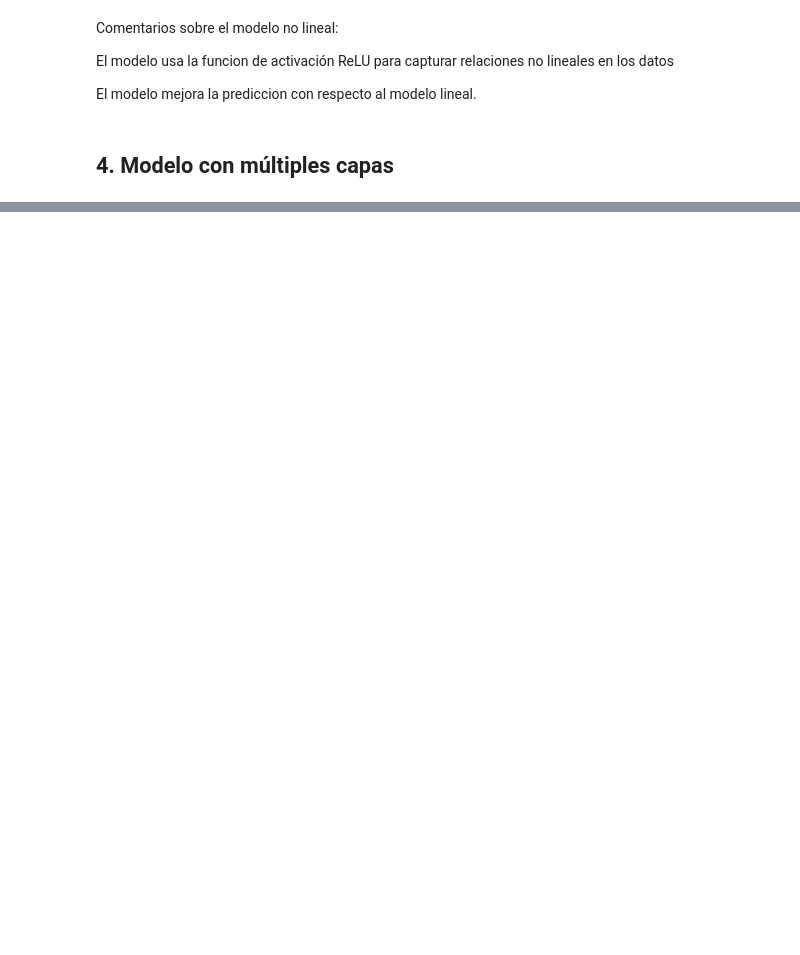
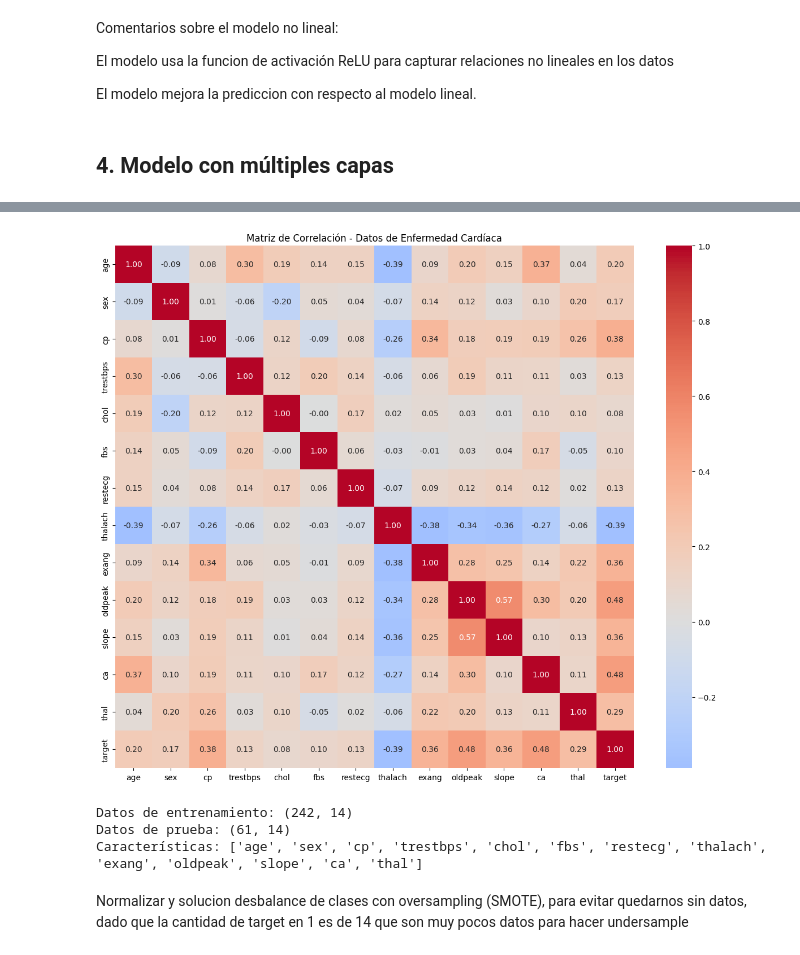
Before and after one commit to ErichGiusseppe/mastering_machine_learning, a Jupyter notebook: Haider.ipynb, the cells around one changed output, grey strips where cells are left out. Saved outputs shown, nothing was run; the diff lists cells and outputs as text; code cells hidden in the pictures; blank space fills up the shorter version.

```diff
--- a/Haider.ipynb
+++ b/Haider.ipynb
@@ -761,0 +536,13 @@ Se realizo con tres capas de 20 10 5 neuranas respectivamnete.
+# %%
+# Preprocesamiento de variables categóricas
+heart_df_processed = heart_df.copy()
+
+# Codificar la variable categórica 'thal' usando Label Encoding
+le_thal = LabelEncoder()
+heart_df_processed['thal'] = le_thal.fit_transform(heart_df_processed['thal'])
+
+print("Valores únicos en 'thal' después de codificación:")
+print(heart_df_processed['thal'].value_counts())
+print("\nMapping de 'thal':")
+for i, label in enumerate(le_thal.classes_):
+    print(f"{label} -> {i}")
@@ -761,0 +565,25 @@ Se realizo con tres capas de 20 10 5 neuranas respectivamnete.
+# %%
+# Matriz de correlación con datos procesados
+plt.figure(figsize=(12, 10))
+sns.heatmap(heart_df_processed.corr(), annot=True, cmap='coolwarm', center=0, fmt='.2f')
+plt.title('Matriz de Correlación - Datos de Enfermedad Cardíaca')
+plt.tight_layout()
+plt.show()
+# %% [output]
+[figure, added]
+# %%
+# Dividir datos en entrenamiento y prueba
+heart_train, heart_test = model_selection.train_test_split(heart_df_processed, train_size=0.8, random_state=42)
+
+print(f"Datos de entrenamiento: {heart_train.shape}")
+print(f"Datos de prueba: {heart_test.shape}")
+
+# Separar características y variable objetivo
+feature_cols = [col for col in heart_df_processed.columns if col != 'target']
+print(f"Características: {feature_cols}")
+# %% [output]
+Datos de entrenamiento: (242, 14)
+Datos de prueba: (61, 14)
+Características: ['age', 'sex', 'cp', 'trestbps', 'chol', 'fbs', 'restecg', 'thalach', 'exang', 'oldpeak', 'slope', 'ca', 'thal']
+# %% [markdown]
+Normalizar y solucion desbalance de clases con oversampling (SMOTE), para evitar quedarnos sin datos, dado que la cantidad de target en 1 es de 14 que son muy pocos datos para hacer undersample
```
Also changed, not shown: parts of 85 cells of this notebook.
